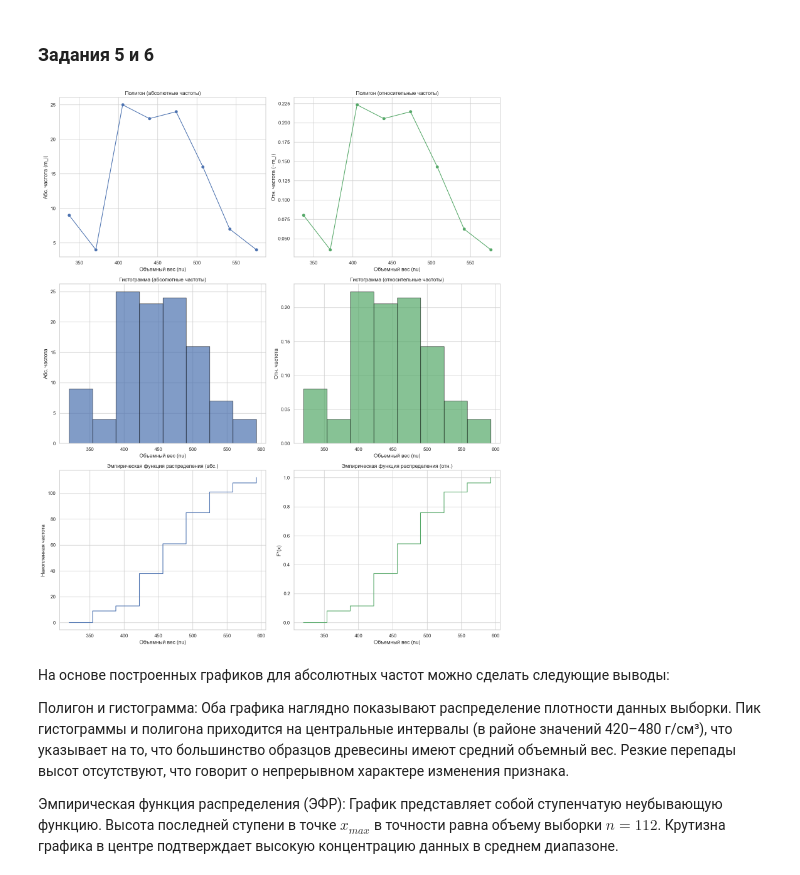
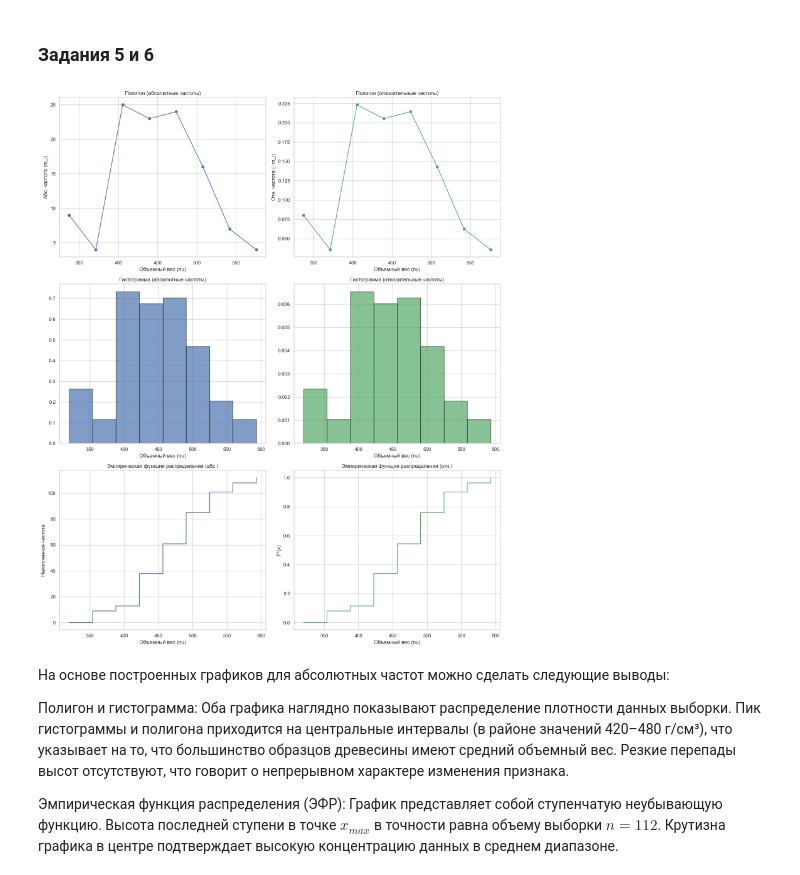
Before and after one commit to the-mvi/smedh-2026, a Jupyter notebook: 2381_Akhmetgareev_KI_Samulevich_SA/task1.ipynb, the cells around one changed output. Drawn from its saved outputs; the diff is of its cells as text; code cells hidden in the pictures.

```diff
--- a/2381_Akhmetgareev_KI_Samulevich_SA/task1.ipynb
+++ b/2381_Akhmetgareev_KI_Samulevich_SA/task1.ipynb
@@ -140,38 +140,39 @@ axes[0, 0].set_ylabel('Абс. частота (m_i)')
 
 
 axes[0, 1].plot(x_poly, tilda_m_i, marker='o', linestyle='-', color='g')
 axes[0, 1].set_title('Полигон (относительные частоты)')
 axes[0, 1].set_xlabel('Объемный вес (nu)')
 axes[0, 1].set_ylabel('Отн. частота (~m_i)')
 
 
-axes[1, 0].hist(ranked_data, bins=bins, edgecolor='black', alpha=0.7, color='b')
+density_abs = m_i / h
+axes[1, 0].bar(bins[:-1], density_abs, width=h, align='edge', edgecolor='black', alpha=0.7, color='b')
 axes[1, 0].set_title('Гистограмма (абсолютные частоты)')
 axes[1, 0].set_xlabel('Объемный вес (nu)')
-axes[1, 0].set_ylabel('Абс. частота')
 
 
-axes[1, 1].hist(ranked_data, bins=bins, weights=np.ones(n)/n, edgecolor='black', alpha=0.7, color='g')
+density_rel = tilda_m_i / h
+axes[1, 1].bar(bins[:-1], density_rel, width=h, align='edge', edgecolor='black', alpha=0.7, color='g')
 axes[1, 1].set_title('Гистограмма (относительные частоты)')
 axes[1, 1].set_xlabel('Объемный вес (nu)')
-axes[1, 1].set_ylabel('Отн. частота')
+
 
 
 axes[2, 0].step(np.concatenate(([bins[0]], bins[1:])), np.concatenate(([0], m_nak)), where='post', color='b')
 axes[2, 0].set_title('Эмпирическая функция распределения (абс.)')
 axes[2, 0].set_xlabel('Объемный вес (nu)')
 axes[2, 0].set_ylabel('Накопленная частота')
 
 
 axes[2, 1].step(np.concatenate(([bins[0]], bins[1:])), np.concatenate(([0], rel_m_nak)), where='post', color='g')
 axes[2, 1].set_title('Эмпирическая функция распределения (отн.)')
 axes[2, 1].set_xlabel('Объемный вес (nu)')
 axes[2, 1].set_ylabel('F*(x)')
 
 plt.tight_layout()
 plt.show()
 # %% [output]
-[figure, old version]
+[figure, new version]
 # %% [markdown]
 На основе построенных графиков для абсолютных частот можно сделать следующие выводы:
 
```
